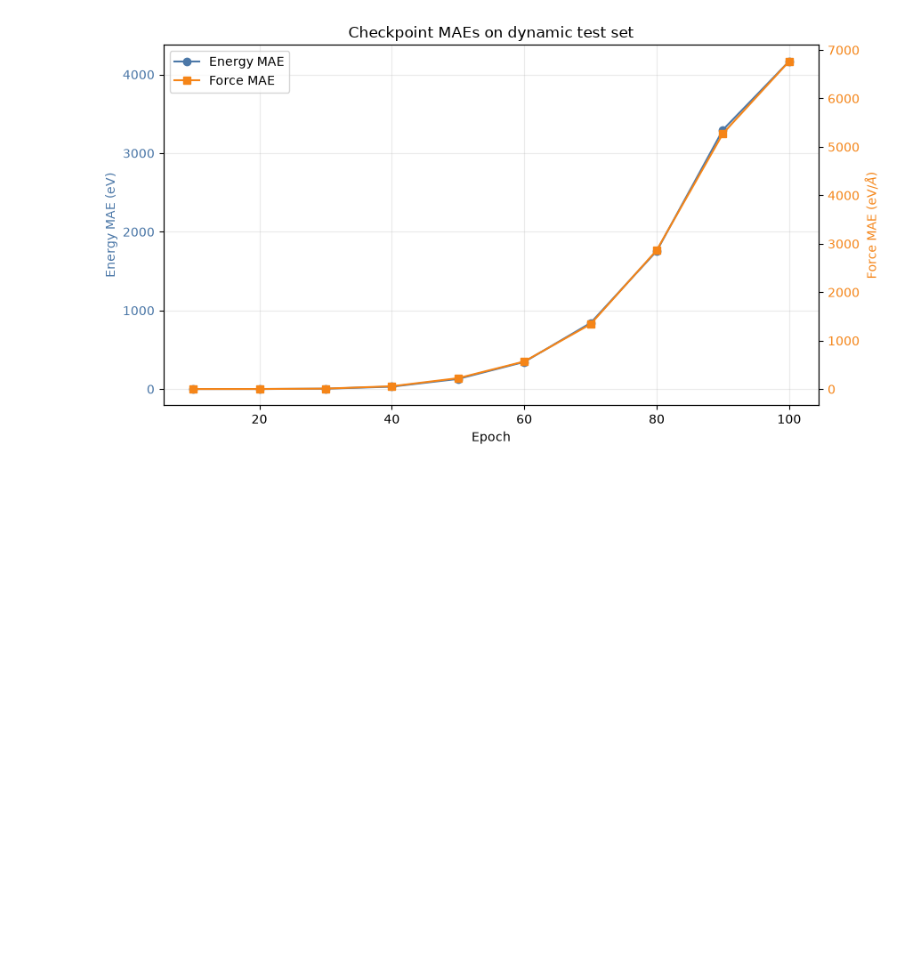
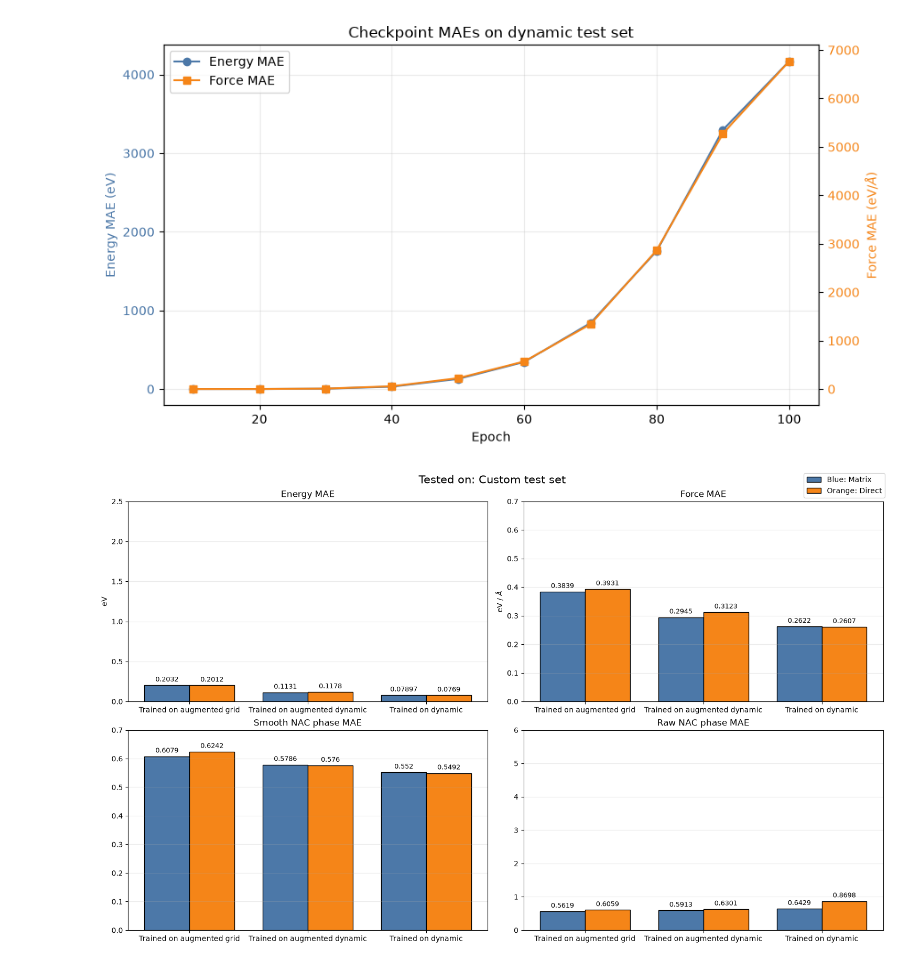
Before and after one commit to yoghurtfork/X-MACE-sampling, a Jupyter notebook: notebooks/plots.ipynb, the cells around one changed output. Saved outputs shown, nothing was run; the diff lists cells and outputs as text; code cells hidden in the pictures; blank space fills up the shorter version.

Commit message:
Plots form direct vs matrix

```diff
--- a/notebooks/plots.ipynb
+++ b/notebooks/plots.ipynb
@@ -211,3 +187,99 @@ fig.tight_layout()
 plt.show()
 # %% [output]
 [figure]
+# %%
+# Fold-1 metric bar histograms for paired runs.
+# Edit RUN_LABELS, TEST_LABELS, and RUN_PAIRS to customize labels, titles, and pairs.
+import json
+from pathlib import Path
+
+import matplotlib.pyplot as plt
+
+RUN_PAIRS = [(15, 18), (16, 19), (17, 20)]  # blue, orange
+RUNS = [run for pair in RUN_PAIRS for run in pair]
+TESTS = ['test_1', 'test_2', 'test_3', 'test_4']
+
+# Each label can be edited independently for every run and test.
+RUN_LABELS = {
+    15: {'test_1': 'Trained on augmented grid', 'test_2': 'Trained on augmented grid', 'test_3': 'Trained on augmented grid', 'test_4': 'Trained on augmented grid'},
+    16: {'test_1': 'Trained on augmented dynamic', 'test_2': 'Trained on augmented dynamic', 'test_3': 'Trained on augmented dynamic', 'test_4': 'Trained on augmented dynamic'},
+    17: {'test_1': 'Trained on dynamic', 'test_2': 'Trained on dynamic', 'test_3': 'Trained on dynamic', 'test_4': 'Trained on dynamic'},
+    18: {'test_1': 'Run 18', 'test_2': 'Run 18', 'test_3': 'Run 18', 'test_4': 'Run 18'},
+    19: {'test_1': 'Run 19', 'test_2': 'Run 19', 'test_3': 'Run 19', 'test_4': 'Run 19'},
+    20: {'test_1': 'Run 20', 'test_2': 'Run 20', 'test_3': 'Run 20', 'test_4': 'Run 20'},
+}
+TEST_LABELS = {
+    'test_1': 'Custom test set',
+    'test_2': 'Custom test set (Near S0-S1 CIs)',
+    'test_3': 'Custom test set (Near S1-S2 CIs)',
+    'test_4': 'Custom test set (Uniform)'
+}
+
+METRICS = {
+    'energy_mae_ev': ('Energy MAE', 'eV'),
+    'force_mae_ev_per_ang': ('Force MAE', r'eV / $\AA$'),
+    'smooth_nac_phase_mae': ('Smooth NAC phase MAE', ''),
+    'raw_nac_phase_mae': ('Raw NAC phase MAE', ''),
+}
+YLIMS = {
+    'energy_mae_ev': (0, 2.5),
+    'force_mae_ev_per_ang': (0, 0.7),
+    'smooth_nac_phase_mae': (0, 0.7),
+    'raw_nac_phase_mae': (0, 6),
+}
+
+output_root = next(
+    (path for path in (Path('scripts/output'), Path('../scripts/output')) if path.is_dir()),
+    None,
+)
+if output_root is None:
+    raise FileNotFoundError('Run outputs could not be found.')
+
+results = {}
+for run in RUNS:
+    result_path = output_root / f'run_{run}' / 'result.json'
+    if not result_path.is_file():
+        raise FileNotFoundError(f'Missing result file: {result_path}')
+    results[run] = json.loads(result_path.read_text(encoding='utf-8'))
+
+for test_name in TESTS:
+    values = {metric_key: {} for metric_key in METRICS}
+    for run in RUNS:
+        try:
+            metrics = results[run]['stages']['lf']['folds']['fold_1']['test_metrics'][test_name]
+        except KeyError as error:
+            raise KeyError(f'run_{run} is missing fold_1 metrics for {test_name}.') from error
+        for metric_key in METRICS:
+            values[metric_key][run] = metrics[metric_key]
+
+    fig, axes = plt.subplots(2, 2, figsize=(15, 9), constrained_layout=True)
+    for axis, (metric_key, (metric_label, unit)) in zip(axes.flat, METRICS.items()):
+        pair_positions = list(range(len(RUN_PAIRS)))
+        first_runs = [pair[0] for pair in RUN_PAIRS]
+        second_runs = [pair[1] for pair in RUN_PAIRS]
+        first_bars = axis.bar(
+            [position - 0.19 for position in pair_positions],
+            [values[metric_key][run] for run in first_runs],
+            width=0.38, color='#4C78A8', edgecolor='black', label='Blue: Matrix',
+        )
+        second_bars = axis.bar(
+            [position + 0.19 for position in pair_positions],
+            [values[metric_key][run] for run in second_runs],
+            width=0.38, color='#F58518', edgecolor='black', label='Orange: Direct',
+        )
+        axis.bar_label(first_bars, fmt='%.4g', padding=3, fontsize=9)
+        axis.bar_label(second_bars, fmt='%.4g', padding=3, fontsize=9)
+        axis.set_xticks(pair_positions, [
+            f"{RUN_LABELS[first_run][test_name]}"
+            for first_run, second_run in RUN_PAIRS
+        ])
+        axis.set_title(metric_label)
+        axis.set_ylabel(unit)
+        axis.set_ylim(YLIMS[metric_key])
+        axis.grid(axis='y', alpha=0.25)
+        axis.tick_params(axis='x', rotation=0)
+    fig.legend(*axes[0, 0].get_legend_handles_labels(), loc='upper right')
+    fig.suptitle(f"Tested on: {TEST_LABELS[test_name]}", fontsize=15)
+    plt.show()
+# %% [output]
+[figure, added]
```
Also changed, not shown: parts of 5 cells of this notebook.
